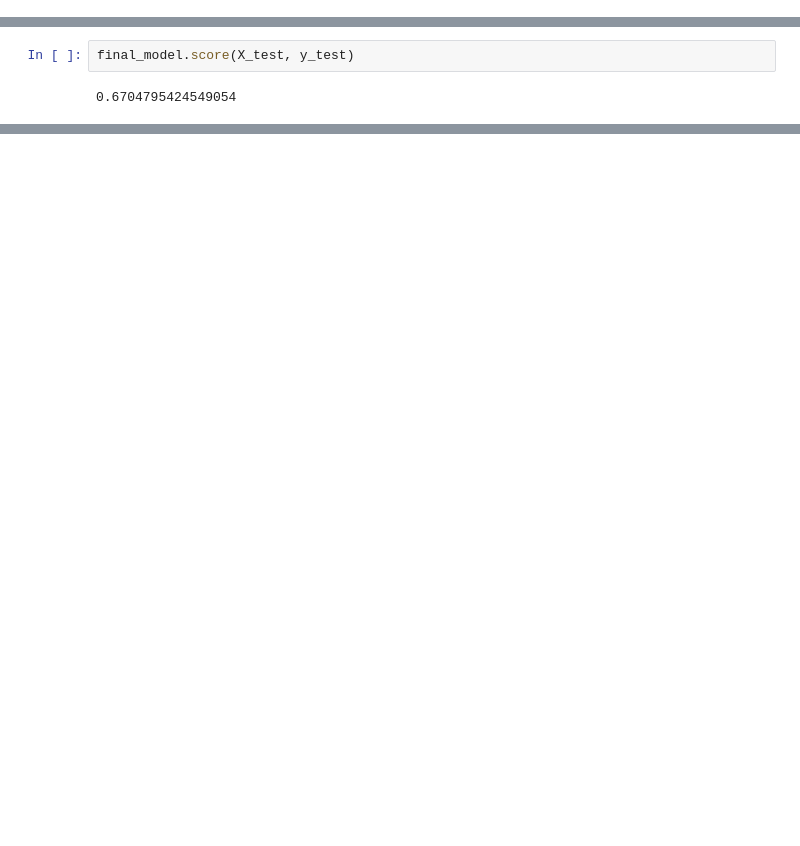
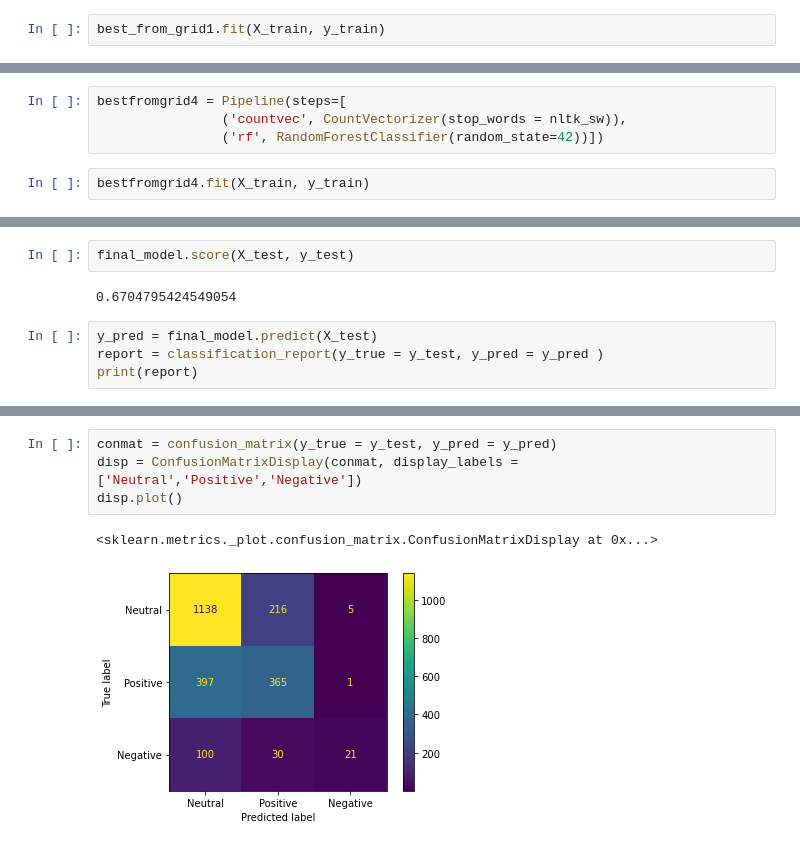
Before and after one commit to JulianWard147/Phase4-NLP, a Jupyter notebook: main_notebook.ipynb, the cells around one changed output, grey strips where cells are left out. Drawn from its saved outputs; the diff is of its cells as text; blank space fills up the shorter version.

Commit message:
Finalized man notebook, sending to VU for review

```diff
--- a/main_notebook.ipynb
+++ b/main_notebook.ipynb
@@ -296,0 +253,2 @@ The mean of the cross validation scores of Final Model is 0.6860228321603845
+# %%
+best_from_grid1.fit(X_train, y_train)
@@ -296,0 +324,6 @@ The mean of the cross validation scores of Final Model is 0.6860228321603845
+# %%
+bestfromgrid4 = Pipeline(steps=[
+                ('countvec', CountVectorizer(stop_words = nltk_sw)),
+                ('rf', RandomForestClassifier(random_state=42))])
+# %%
+bestfromgrid4.fit(X_train, y_train)
@@ -298,3 +435,7 @@ The mean of the cross validation scores of Final Model is 0.6860228321603845
 final_model.score(X_test, y_test)
 # %% [output]
 0.6704795424549054
+# %%
+y_pred = final_model.predict(X_test)
+report = classification_report(y_true = y_test, y_pred = y_pred )
+print(report)
@@ -300,0 +452,7 @@ final_model.score(X_test, y_test)
+# %%
+conmat = confusion_matrix(y_true = y_test, y_pred = y_pred)
+disp = ConfusionMatrixDisplay(conmat, display_labels = ['Neutral','Positive','Negative'])
+disp.plot()
+# %% [output]
+<sklearn.metrics._plot.confusion_matrix.ConfusionMatrixDisplay at 0x...>
+[figure, added]
```
Also changed, not shown: parts of 73 cells of this notebook, 1 other file.
